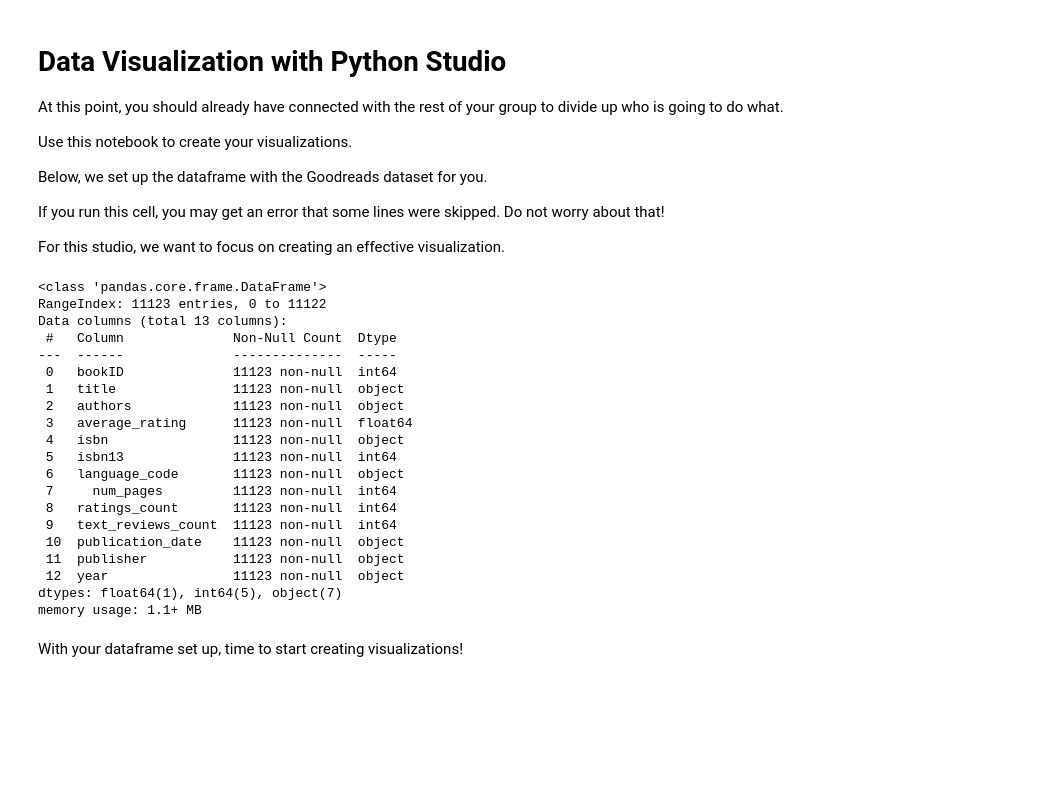
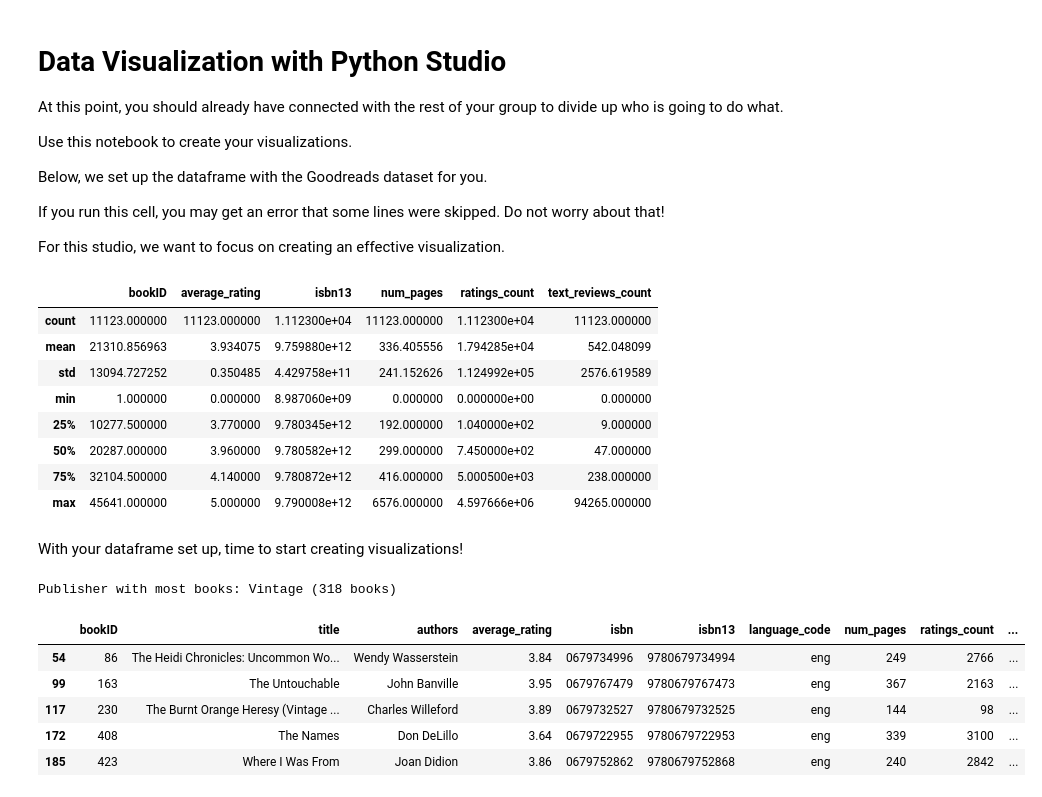
Before and after one commit to asdev-flower/data-analysis-projects, a Jupyter notebook: data-viz-with-py/studio/data-viz-studio.ipynb, the cells around one changed output. Cells and saved outputs as stored; diff of their text form; code cells hidden in the pictures; blank space fills up the shorter version.

Commit message:
finishing data viz work

```diff
--- a/data-viz-with-py/studio/data-viz-studio.ipynb
+++ b/data-viz-with-py/studio/data-viz-studio.ipynb
@@ -30,27 +30,19 @@ for y in df['publication_date']:
 
 df["year"] = years
 
-df.info()
+df.describe()
 # %% [output]
-<class 'pandas.core.frame.DataFrame'>
-RangeIndex: 11123 entries, 0 to 11122
-Data columns (total 13 columns):
- #   Column              Non-Null Count  Dtype
----  ------              --------------  -----
- 0   bookID              11123 non-null  int64
- 1   title               11123 non-null  object
- 2   authors             11123 non-null  object
- 3   average_rating      11123 non-null  float64
- 4   isbn                11123 non-null  object
- 5   isbn13              11123 non-null  int64
- 6   language_code       11123 non-null  object
- 7     num_pages         11123 non-null  int64
- 8   ratings_count       11123 non-null  int64
- 9   text_reviews_count  11123 non-null  int64
- 10  publication_date    11123 non-null  object
- 11  publisher           11123 non-null  object
- 12  year                11123 non-null  object
-dtypes: float64(1), int64(5), object(7)
-memory usage: 1.1+ MB
+|  | bookID | average_rating | isbn13 | num_pages | ratings_count | text_reviews_count |
+| count | 11123.000000 | 11123.000000 | 1.112300e+04 | 11123.000000 | 1.112300e+04 | 11123.000000 |
+| mean | 21310.856963 | 3.934075 | 9.759880e+12 | 336.405556 | 1.794285e+04 | 542.048099 |
+| std | 13094.727252 | 0.350485 | 4.429758e+11 | 241.152626 | 1.124992e+05 | 2576.619589 |
+| min | 1.000000 | 0.000000 | 8.987060e+09 | 0.000000 | 0.000000e+00 | 0.000000 |
+| 25% | 10277.500000 | 3.770000 | 9.780345e+12 | 192.000000 | 1.040000e+02 | 9.000000 |
+| 50% | 20287.000000 | 3.960000 | 9.780582e+12 | 299.000000 | 7.450000e+02 | 47.000000 |
+| 75% | 32104.500000 | 4.140000 | 9.780872e+12 | 416.000000 | 5.000500e+03 | 238.000000 |
+| max | 45641.000000 | 5.000000 | 9.790008e+12 | 6576.000000 | 4.597666e+06 | 94265.000000 |
+# %%
+#Cleaning some of the data
+df.columns = df.columns.str.strip()
 # %% [markdown]
 With your dataframe set up, time to start creating visualizations!
@@ -60,0 +49,23 @@ With your dataframe set up, time to start creating visualizations!
+# %%
+#Find the publisher with the most published books
+publisher_counts = df['publisher'].value_counts()
+
+top_publisher = publisher_counts.idxmax()
+num_books = publisher_counts.max()
+
+print(f"Publisher with most books: {top_publisher} ({num_books} books)")
+# %% [output]
+Publisher with most books: Vintage (318 books)
+# %%
+#Vintage has 318 books published. Isolate that
+publisher = "Vintage"
+df_pub = df[df['publisher'] == publisher].copy()
+
+df_pub.head()
+# %% [output]
+|  | bookID | title | authors | average_rating | isbn | isbn13 | language_code | num_pages | ratings_count | ... |
+| 54 | 86 | The Heidi Chronicles: Uncommon Wo... | Wendy Wasserstein | 3.84 | 0679734996 | 9780679734994 | eng | 249 | 2766 | ... |
+| 99 | 163 | The Untouchable | John Banville | 3.95 | 0679767479 | 9780679767473 | eng | 367 | 2163 | ... |
+| 117 | 230 | The Burnt Orange Heresy (Vintage ... | Charles Willeford | 3.89 | 0679732527 | 9780679732525 | eng | 144 | 98 | ... |
+| 172 | 408 | The Names | Don DeLillo | 3.64 | 0679722955 | 9780679722953 | eng | 339 | 3100 | ... |
+| 185 | 423 | Where I Was From | Joan Didion | 3.86 | 0679752862 | 9780679752868 | eng | 240 | 2842 | ... |
```
Also changed, not shown: parts of 3 cells of this notebook, 3 other files.
